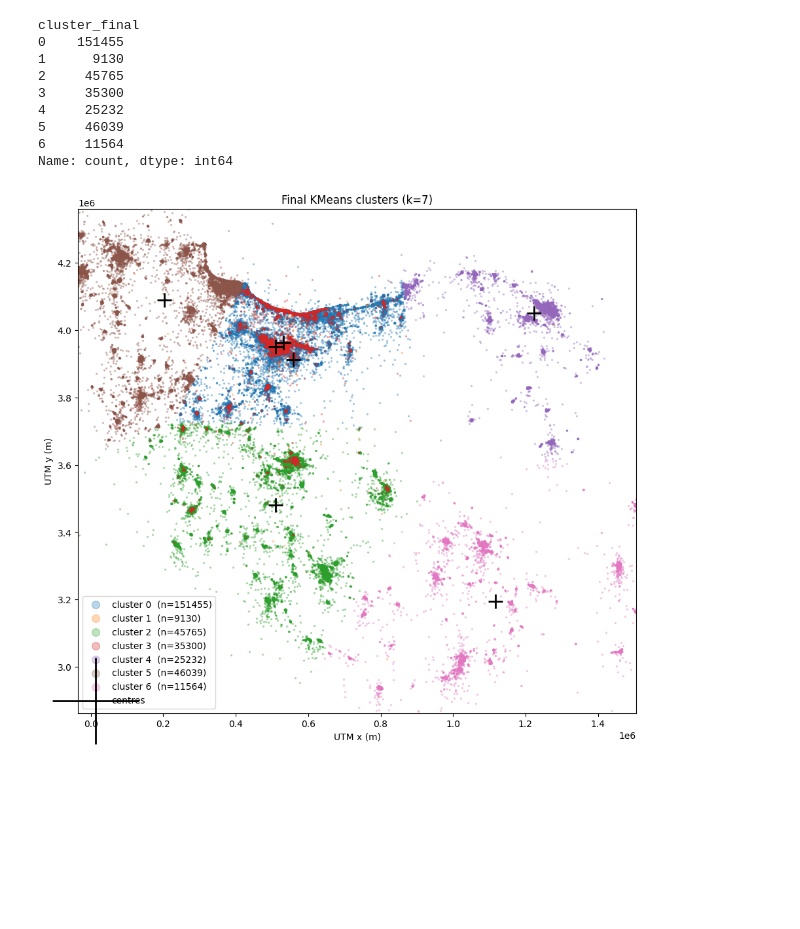
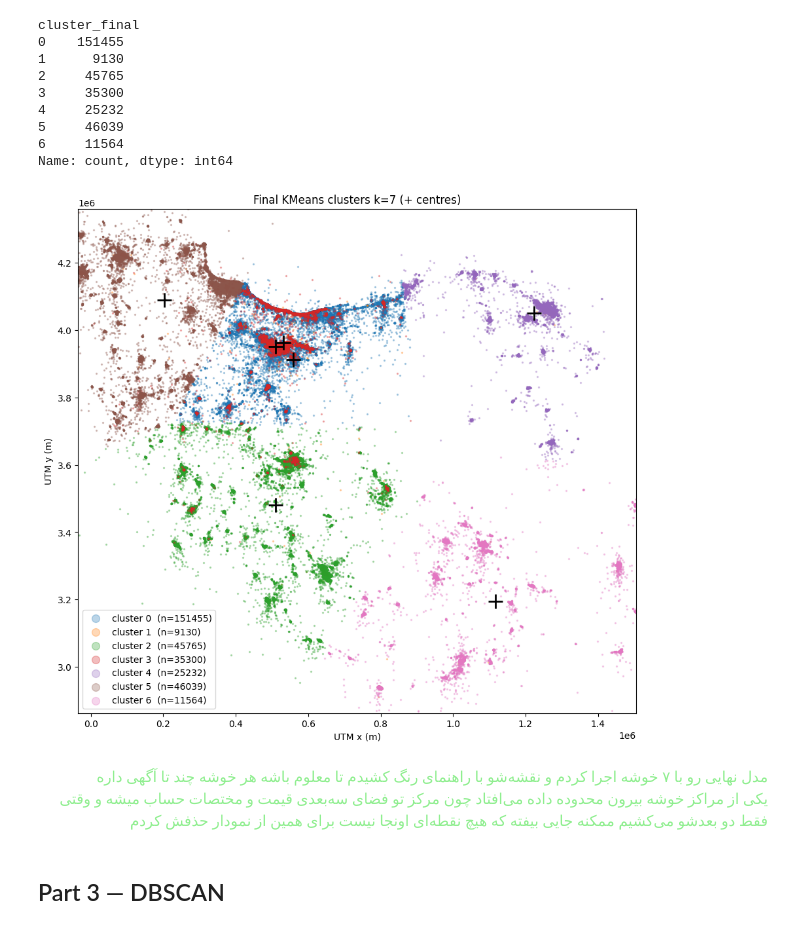
Before and after one commit to aminrafi394/quera-AI-first-project, a Jupyter notebook: notebooks/clustering_mahdi.ipynb, the cells around one changed output. Drawn from its saved outputs; the diff is of its cells as text; code cells hidden in the pictures; blank space fills up the shorter version.

Commit message:
Tidy up the final cluster map

```diff
--- a/notebooks/clustering_mahdi.ipynb
+++ b/notebooks/clustering_mahdi.ipynb
@@ -393,25 +393,35 @@ cluster_final
 5     46039
 6     11564
 Name: count, dtype: int64
+# %%
+x_lo, x_hi = data['utm_x'].quantile([0.001, 0.999])
+y_lo, y_hi = data['utm_y'].quantile([0.001, 0.999])
+inside = ((centers_final[:, 1].clip(x_lo, x_hi) == centers_final[:, 1]) &
+          (centers_final[:, 2].clip(y_lo, y_hi) == centers_final[:, 2]))
 # %%
+# final clusters on the map
 plt.figure(figsize=(11, 10))
 
 for c in sorted(data['cluster_final'].unique()):
     sub = data[data['cluster_final'] == c]
     plt.scatter(sub['utm_x'], sub['utm_y'], s=2, alpha=0.3, label=f'cluster {c}  (n={len(sub)})')
 
-x_lo, x_hi = data['utm_x'].quantile([0.001, 0.999])
-y_lo, y_hi = data['utm_y'].quantile([0.001, 0.999])
+plt.scatter(centers_final[inside, 1], centers_final[inside, 2], marker='+', c='black', s=250, linewidths=2)
 
-inside = ((centers_final[:, 1] >= x_lo) & (centers_final[:, 1] <= x_hi) & (centers_final[:, 2] >= y_lo) & (centers_final[:, 2] <= y_hi))
-
-plt.scatter(centers_final[inside, 1], centers_final[inside, 2],marker='+', c='black', s=250, linewidths=2, label='centres')
 plt.xlim(x_lo, x_hi)
 plt.ylim(y_lo, y_hi)
 plt.xlabel('UTM x (m)')
 plt.ylabel('UTM y (m)')
-plt.title('Final KMeans clusters (k=7)')
+plt.title('Final KMeans clusters k=7 (+ centres)')
 plt.legend(markerscale=6)
 plt.show()
 # %% [output]
-[figure, old version]
+[figure, new version]
+# %% [markdown]
+<p dir="rtl" align="right"><font color="#90EE90" face="vazir">
+مدل نهایی رو با ۷ خوشه اجرا کردم و نقشه‌شو با راهنمای رنگ کشیدم تا معلوم باشه هر خوشه چند تا آگهی داره
+<br>
+یکی از مراکز خوشه بیرون محدوده داده می‌افتاد چون مرکز تو فضای سه‌بعدی قیمت و مختصات حساب میشه و وقتی فقط دو بعدشو می‌کشیم ممکنه جایی بیفته که هیچ نقطه‌ای اونجا نیست برای همین از نمودار حذفش کردم
+</font></p>
+# %% [markdown]
+## Part 3 — DBSCAN
```
